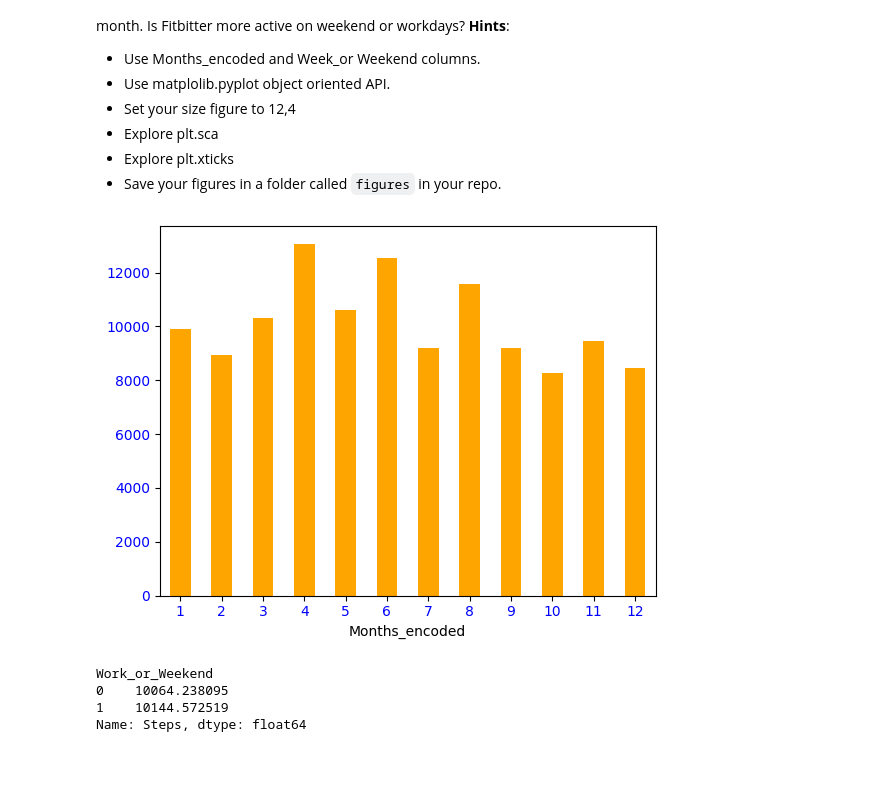
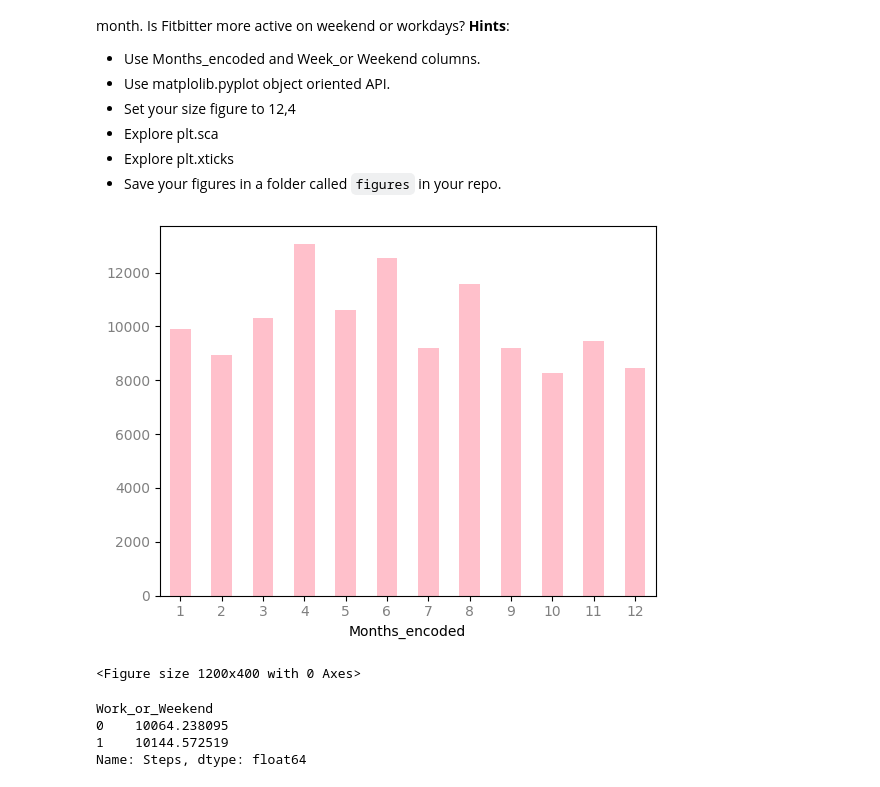
Before and after one commit to Ironhack-Data-Madrid-Octubre-2023/5.2-lab_matplotlib_seaborn, a Jupyter notebook: your-code/main.ipynb, the cells around one changed output. Cells and saved outputs as stored; diff of their text form; code cells hidden in the pictures.

```diff
--- a/your-code/main.ipynb
+++ b/your-code/main.ipynb
@@ -48,14 +47,17 @@ How the average number of steps change by month. Use the appropriate visualizati
 steps_month = fitbit.groupby('Months_encoded')['Steps'].mean()
 # %%
 
-steps_month.plot.bar(color='orange')
+steps_month.plot.bar(color='pink')
 
 plt.xticks(rotation=0,
-           c = 'b')
-
-plt.yticks(c = 'b');
+           c = 'grey')
+plt.yticks(c = 'grey')
+plt.figure(figsize=(12, 4))
+plt.savefig('../figure/steps_month.png')
+plt.show()
 # %% [output]
-[figure, old version]
+[figure, new version]
+<Figure size 1200x400 with 0 Axes>
 # %%
 # AVERAGE STEPS BY WORK_OR_WEEKEND
 # your code here
```
Also changed, not shown: parts of 43 cells of this notebook, 3 other files.
